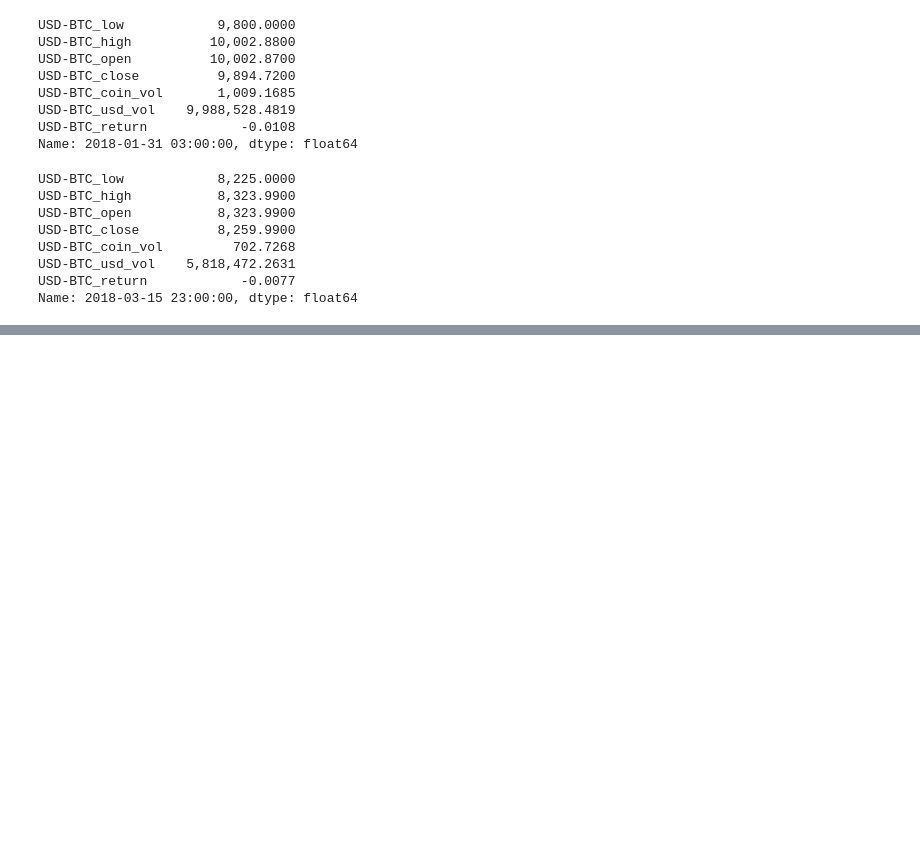
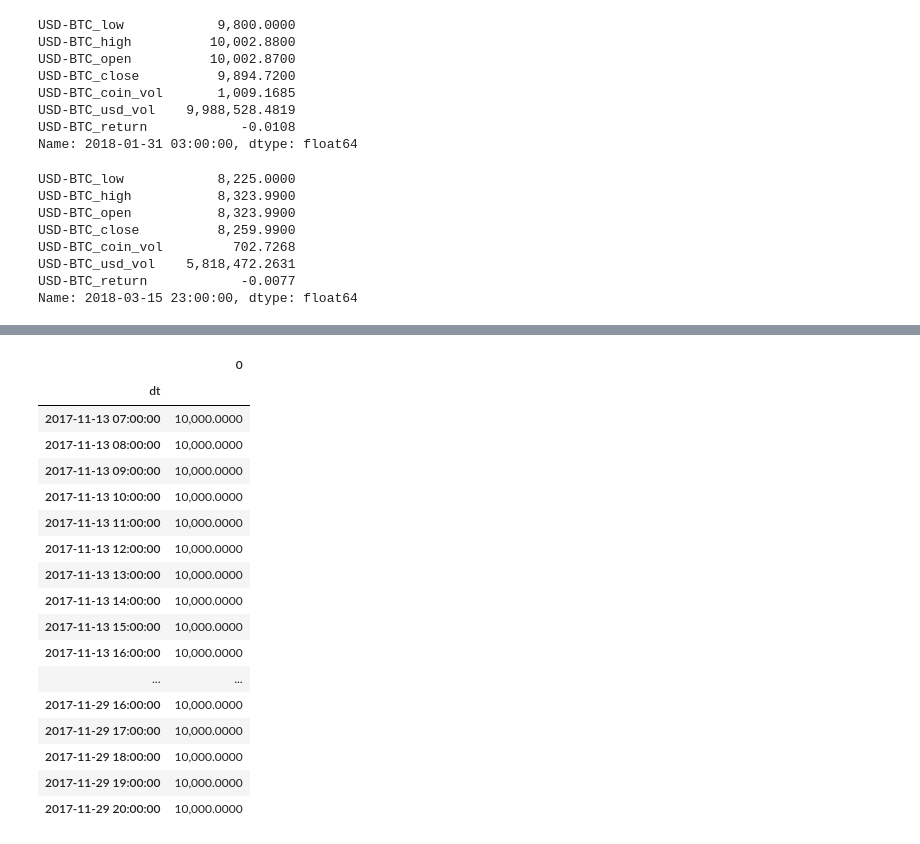
Before and after one commit to ethanruhe/ml_for_trading, a Jupyter notebook: Machine Learning for Cryptocurrency Trading.ipynb, the cells around one changed output, grey strips where cells are left out. Saved outputs shown, nothing was run; the diff lists cells and outputs as text; code cells hidden in the pictures; blank space fills up the shorter version.

```diff
--- a/Machine Learning for Cryptocurrency Trading.ipynb
+++ b/Machine Learning for Cryptocurrency Trading.ipynb
@@ -574,0 +499,3 @@ AttributeError: module 'pandas' has no attribute 'join'
+# %%
+# Create df from rf model predictions of validation set data
+dfprediction = pd.DataFrame(data={'y_hat': rf.predict(X_btc_val)}, index=X_btc_val.index)
@@ -574,0 +517,4 @@ AttributeError: module 'pandas' has no attribute 'join'
+# %%
+# Build orders based on this threshold
+dforders = ml4t.build_orders(dfprediction, abs_threshold=0.02, startin=False, symbol='USD-BTC')
+dforders
@@ -574,0 +528,22 @@ AttributeError: module 'pandas' has no attribute 'join'
+# %%
+portvals = ml4t.compute_portvals(dforders, trade_data_btc.df_h, X_btc_val.index)
+portvals
+# %% [output]
+|  | 0 |
+| dt |  |
+| 2017-11-13 07:00:00 | 10,000.0000 |
+| 2017-11-13 08:00:00 | 10,000.0000 |
+| 2017-11-13 09:00:00 | 10,000.0000 |
+| 2017-11-13 10:00:00 | 10,000.0000 |
+| 2017-11-13 11:00:00 | 10,000.0000 |
+| 2017-11-13 12:00:00 | 10,000.0000 |
+| 2017-11-13 13:00:00 | 10,000.0000 |
+| 2017-11-13 14:00:00 | 10,000.0000 |
+| 2017-11-13 15:00:00 | 10,000.0000 |
+| 2017-11-13 16:00:00 | 10,000.0000 |
+| ... | ... |
+| 2017-11-29 16:00:00 | 10,000.0000 |
+| 2017-11-29 17:00:00 | 10,000.0000 |
+| 2017-11-29 18:00:00 | 10,000.0000 |
+| 2017-11-29 19:00:00 | 10,000.0000 |
+| 2017-11-29 20:00:00 | 10,000.0000 |
```
Also changed, not shown: parts of 62 cells of this notebook, 4 other files.
